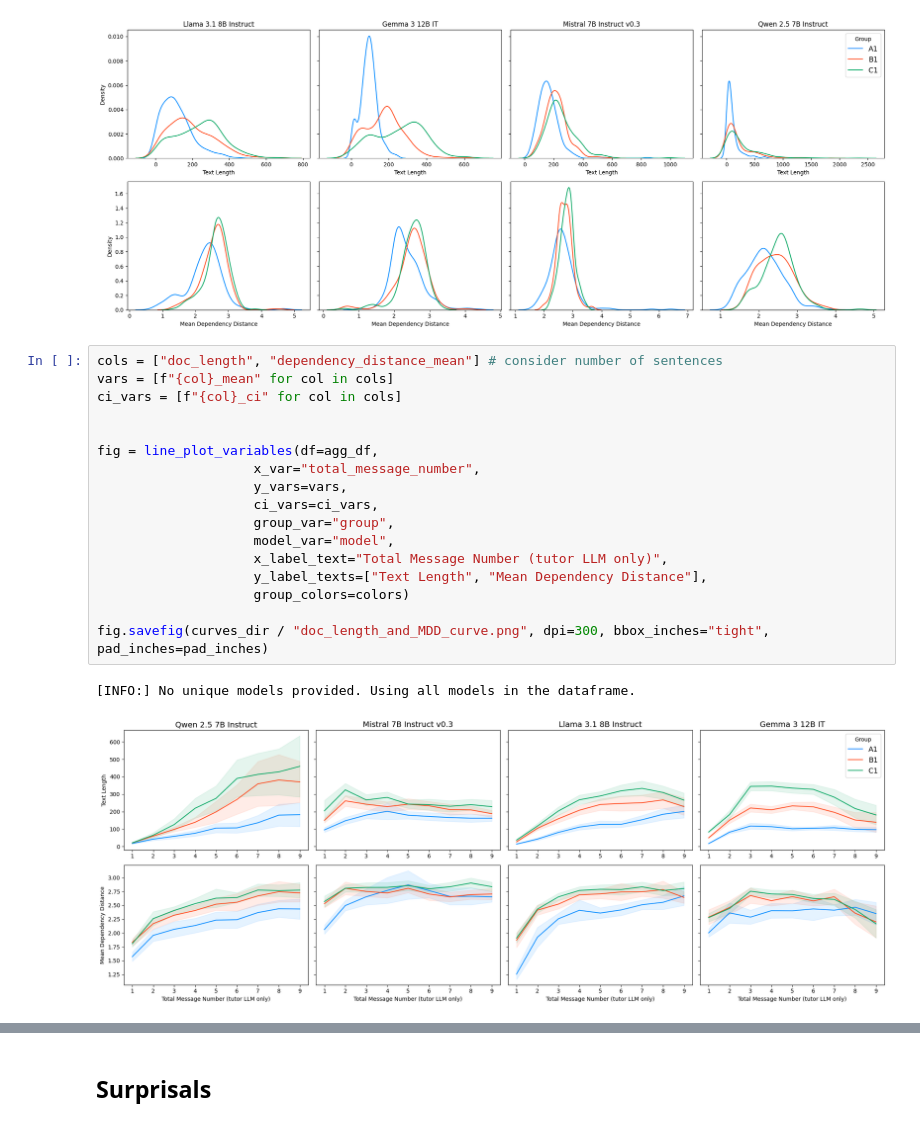
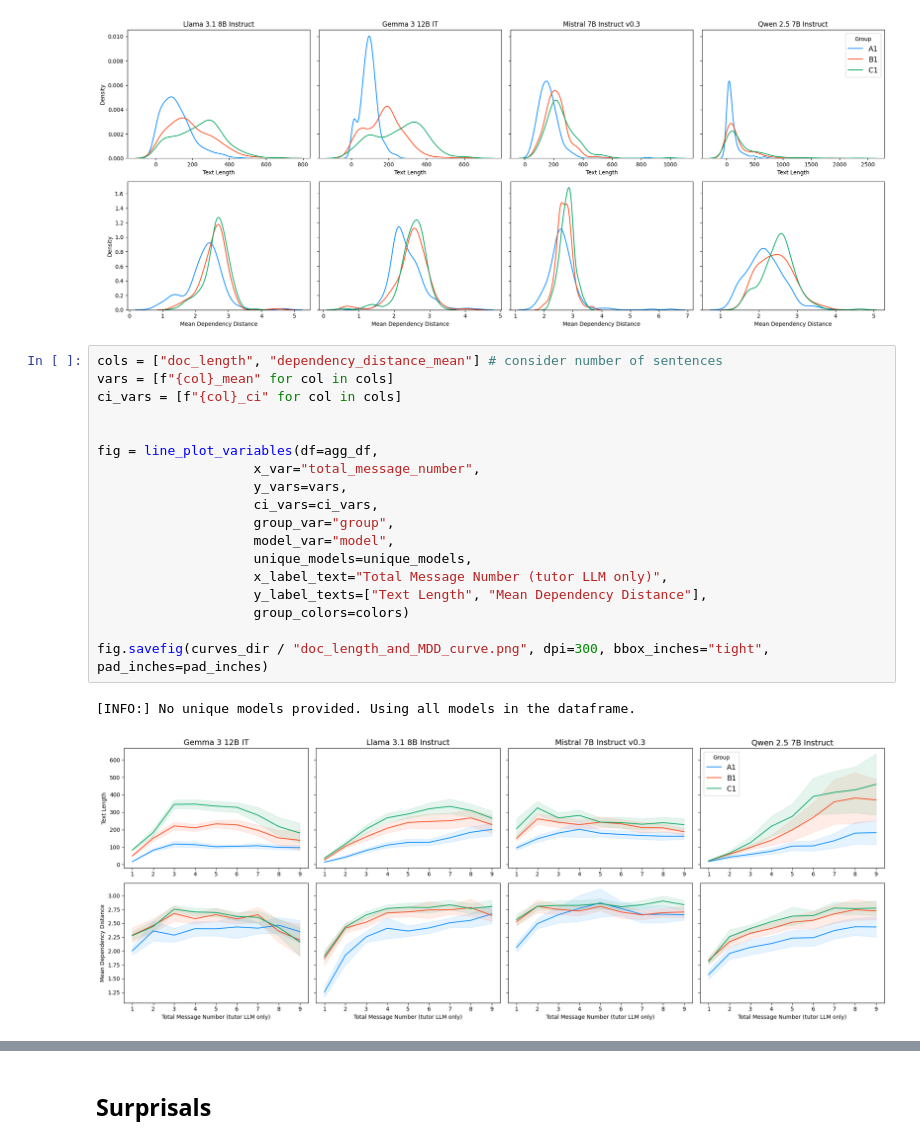
Before and after one commit to INTERACT-LLM/alignment-drift-llms, a Jupyter notebook: src/plotting.ipynb, the cells around one changed output, grey strips where cells are left out. Cells and saved outputs as stored; diff of their text form.

```diff
--- a/src/plotting.ipynb
+++ b/src/plotting.ipynb
@@ -136,20 +159,21 @@ fig.savefig(dist_dir / "doc_length_and_MDD_dist.png", dpi=300, bbox_inches="tigh
 # %%
 cols = ["doc_length", "dependency_distance_mean"] # consider number of sentences
 vars = [f"{col}_mean" for col in cols]
 ci_vars = [f"{col}_ci" for col in cols]
 
 
 fig = line_plot_variables(df=agg_df,
                     x_var="total_message_number",
                     y_vars=vars,
                     ci_vars=ci_vars,
                     group_var="group",
                     model_var="model",
+                    unique_models=unique_models,
                     x_label_text="Total Message Number (tutor LLM only)",
                     y_label_texts=["Text Length", "Mean Dependency Distance"],
                     group_colors=colors)
 
 fig.savefig(curves_dir / "doc_length_and_MDD_curve.png", dpi=300, bbox_inches="tight", pad_inches=pad_inches)
 # %% [output]
 [INFO:] No unique models provided. Using all models in the dataframe.
-[figure, old version]
+[figure, new version]
```
Also changed, not shown: parts of 5 cells of this notebook, 4 other files.
